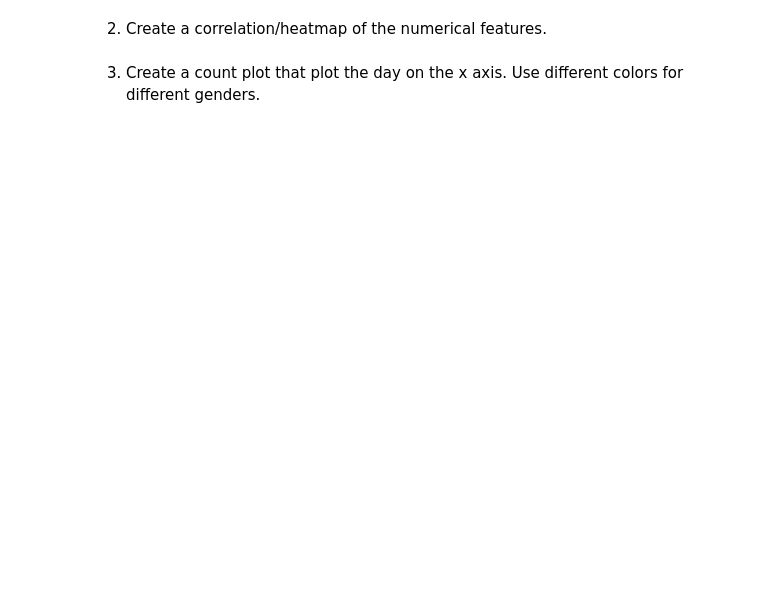
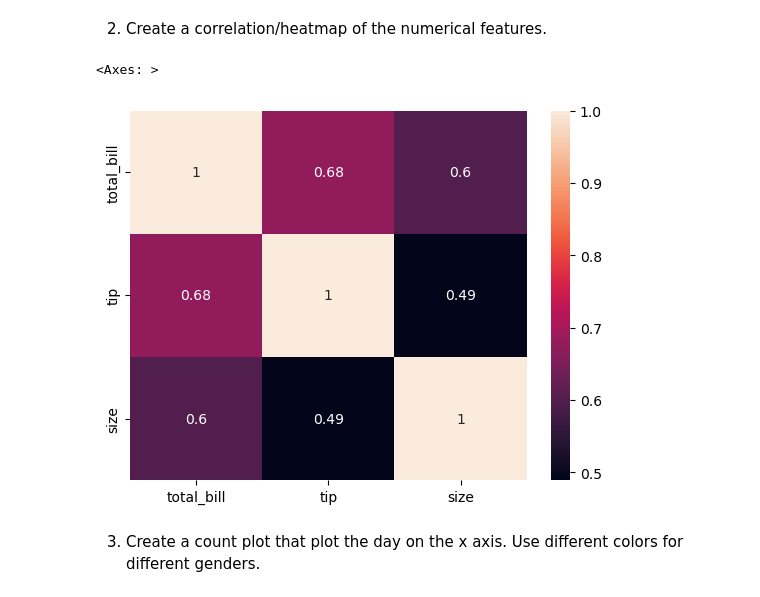
Before and after one commit to amcnett/data-sci, a Jupyter notebook: Data Exploration.ipynb, the cells around one changed output. Cells and saved outputs as stored; diff of their text form; code cells hidden in the pictures; blank space fills up the shorter version.

```diff
--- a/Data Exploration.ipynb
+++ b/Data Exploration.ipynb
@@ -181,4 +262,10 @@ tips
 # %% [markdown]
 2. Create a correlation/heatmap of the numerical features.
+# %%
+new_df = tips[["total_bill", "tip", "size"]]
+sns.heatmap(new_df.corr(), annot=True)
+# %% [output]
+<Axes: >
+[figure, added]
 # %% [markdown]
 3. Create a count plot that plot the day on the x axis.  Use different colors for different genders.
```
Also changed, not shown: parts of 25 cells of this notebook.
